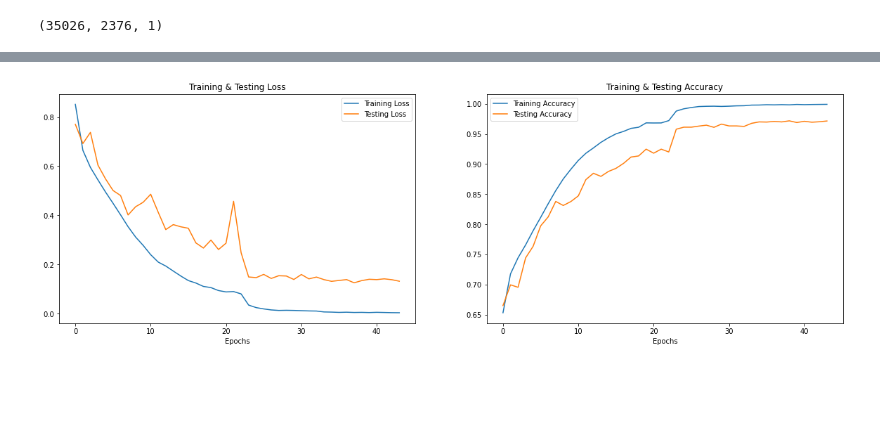
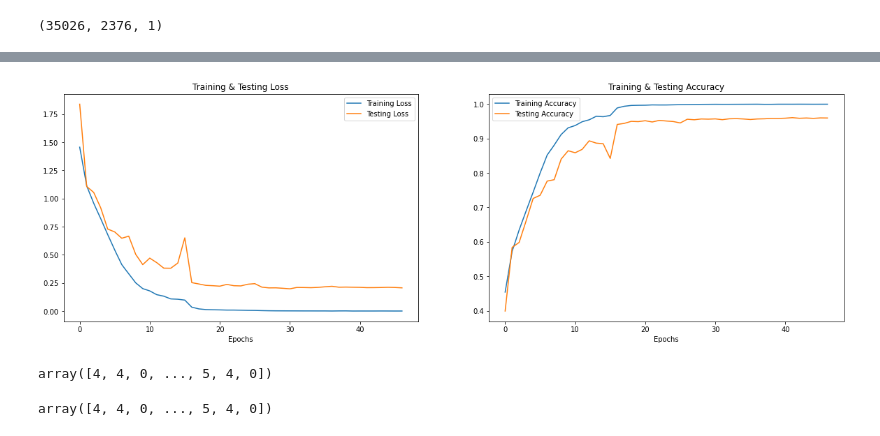
Before and after one commit to Kenterbery/speech_emotion_recognition, a Jupyter notebook: recognize.ipynb, the cells around one changed output, grey strips where cells are left out. Cells and saved outputs as stored; diff of their text form; code cells hidden in the pictures; blank space fills up the shorter version.

```diff
--- a/recognize.ipynb
+++ b/recognize.ipynb
@@ -547,9 +549,9 @@ Feature processing...
 Done.
 # %% [markdown]
 Let's save our features as DataFrame for further processing:
+# %%
+features_path = "/content/drive/MyDrive/Datasets/speech_emotion_recognition/features/features.csv"
 # %%
-features_path = "features/features.csv"
-
 extracted_df = pd.DataFrame(X)
 extracted_df["labels"] = Y
 extracted_df.to_csv(features_path, index=False)
@@ -649,7 +650,7 @@ earlystopping = EarlyStopping(monitor ="val_acc",
 learning_rate_reduction = ReduceLROnPlateau(monitor='val_acc',
                                             patience=3,
                                             verbose=1,
-                                            factor=0.3,
+                                            factor=0.5,
                                             min_lr=0.00001)
 # %%
 from keras import backend as K
@@ -750,7 +751,7 @@ Epoch 44/50
 # %%
 print("Accuracy of our model on test data : " , model.evaluate(X_test,y_test)[1]*100 , "%")
 
-epochs = [i for i in range(44)]
+epochs = [i for i in range(47)]
 fig , ax = plt.subplots(1,2)
 train_acc = history.history['acc']
 train_loss = history.history['loss']
@@ -776 +777,12 @@ Accuracy of our model on test data :  96.5467631816864 %
-[figure, old version]
+[figure, new version]
+# %%
+y_pred = model.predict(X_test)
+y_pred = np.argmax(y_pred, axis=1)
+y_pred
+# %% [output]
+array([4, 4, 0, ..., 5, 4, 0])
+# %%
+y_check = np.argmax(y_test, axis=1)
+y_check
+# %% [output]
+array([4, 4, 0, ..., 5, 4, 0])
```
Also changed, not shown: parts of 29 cells of this notebook, 3 other files.
